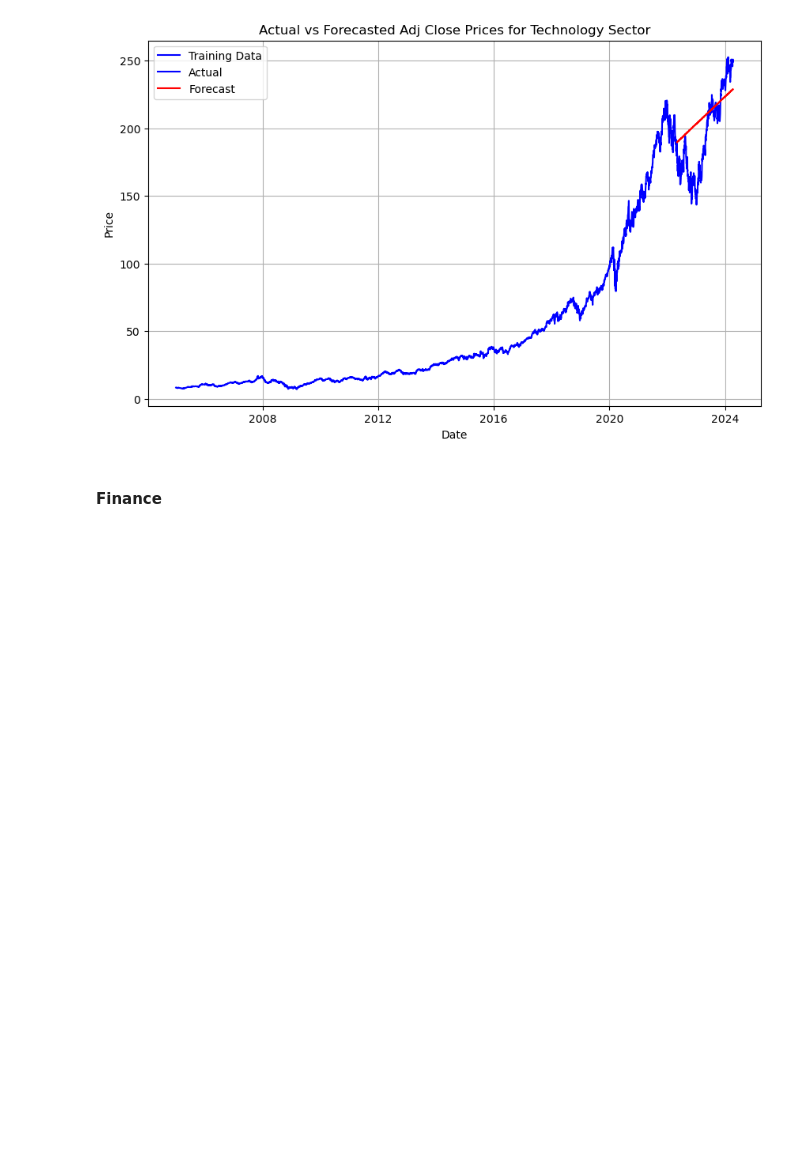
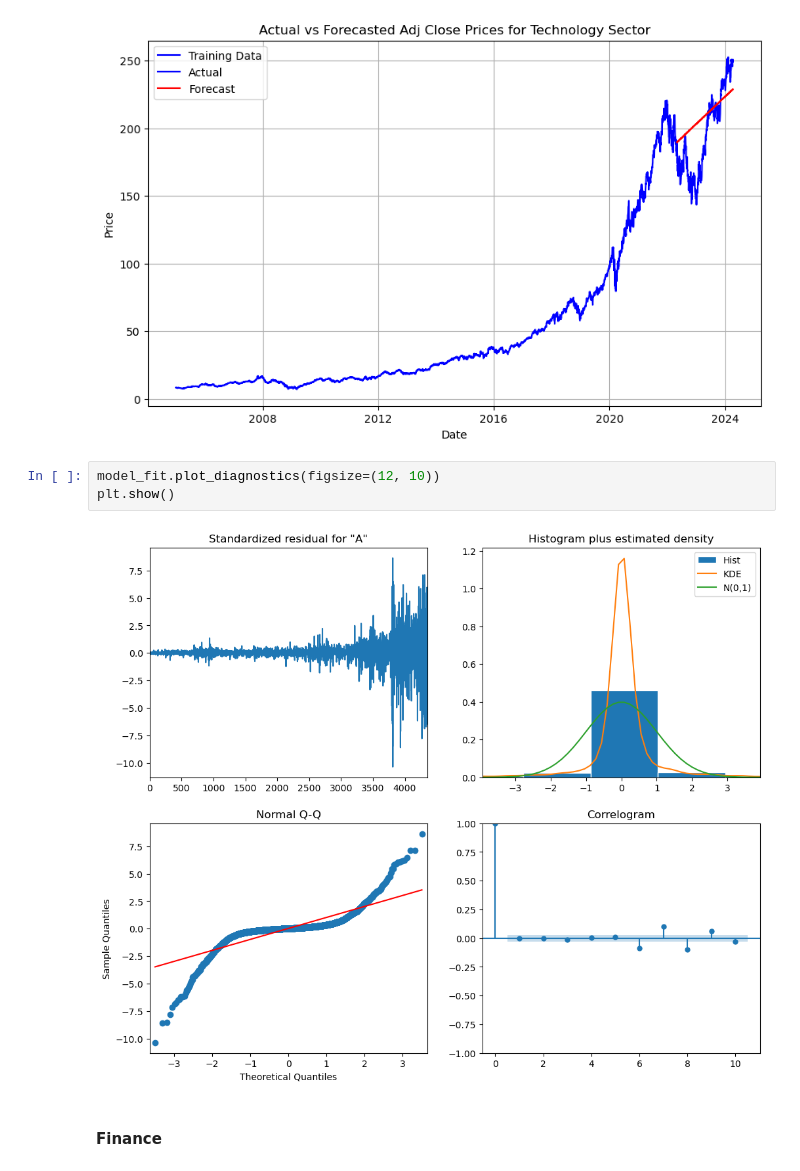
Before and after one commit to manasmaskar/Yfin_dataWrangling, a Jupyter notebook: MLAnalysis.ipynb, the cells around one changed output. Drawn from its saved outputs; the diff is of its cells as text; blank space fills up the shorter version.

```diff
--- a/MLAnalysis.ipynb
+++ b/MLAnalysis.ipynb
@@ -325,6 +304,11 @@ plt.grid(True)
 plt.show()
 # %% [output]
 [figure]
+# %%
+model_fit.plot_diagnostics(figsize=(12, 10))
+plt.show()
+# %% [output]
+[figure, added]
 # %% [markdown]
 #### Finance
 # %%
```
Also changed, not shown: parts of 9 cells of this notebook, 1 other file.
